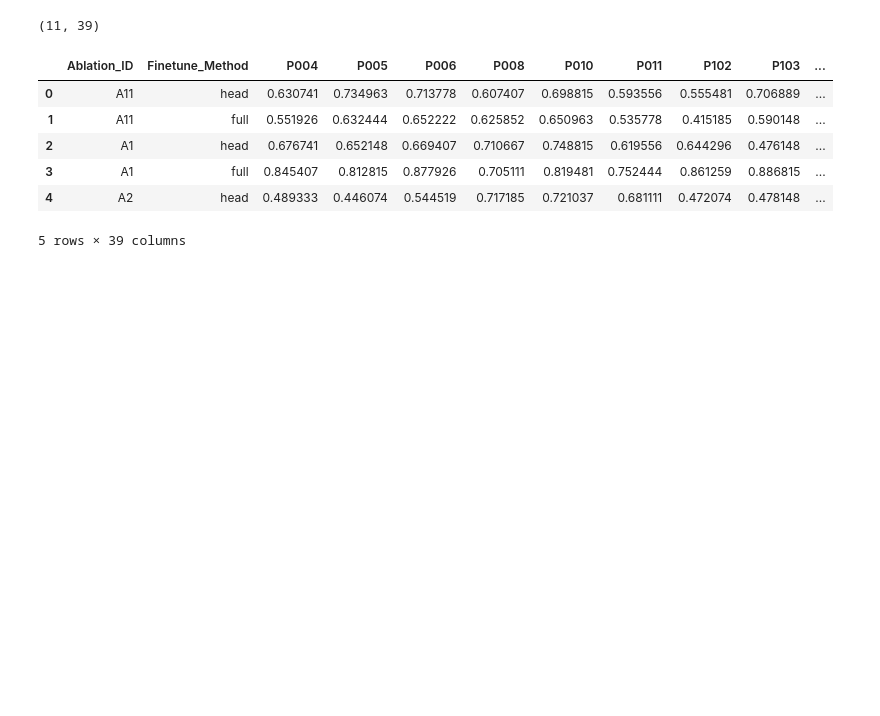
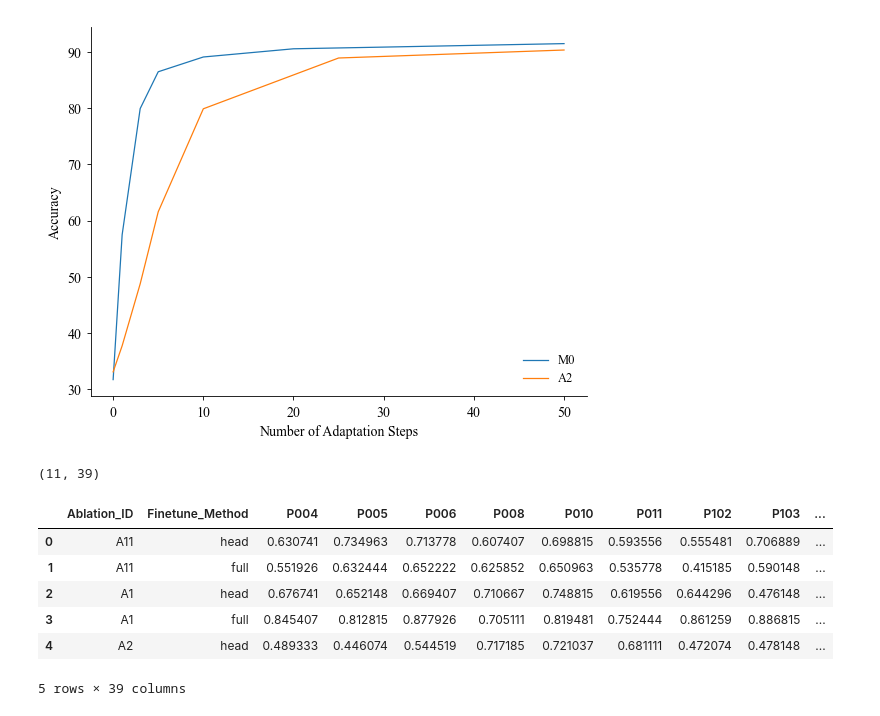
Before and after one commit to kdmalc/pers-gest-cls, a Jupyter notebook: paper_figures/L2SO/NeurIPS_Figures_L2SO.ipynb, the cells around one changed output. Cells and saved outputs as stored; diff of their text form; code cells hidden in the pictures; blank space fills up the shorter version.

```diff
--- a/paper_figures/L2SO/NeurIPS_Figures_L2SO.ipynb
+++ b/paper_figures/L2SO/NeurIPS_Figures_L2SO.ipynb
@@ -25,3 +37,15 @@ plt.rcParams.update({
+# %%
+M0_eval_sweep_dict = {0: 31.72, 1: 57.50, 3: 79.95, 5: 86.50, 10: 89.13, 20: 90.59, 30: 90.89, 50: 91.51}
+A2_eval_sweep_dict = {0: 33.10, 1: 37.74, 3: 48.76, 5: 61.58, 10: 79.91, 25: 88.95, 50: 90.37}  #, 100: 90.29, 150: 90.72, 200: 90.44
+
+plt.plot(M0_eval_sweep_dict.keys(), M0_eval_sweep_dict.values(), label="M0")
+plt.plot(A2_eval_sweep_dict.keys(), A2_eval_sweep_dict.values(), label="A2")
+plt.legend()
+plt.xlabel("Number of Adaptation Steps")
+plt.ylabel("Accuracy")
+plt.show()
+# %% [output]
+[figure, added]
 # %%
 import json
 import pandas as pd
```
Also changed, not shown: parts of 1 cell of this notebook, 4 other files.
